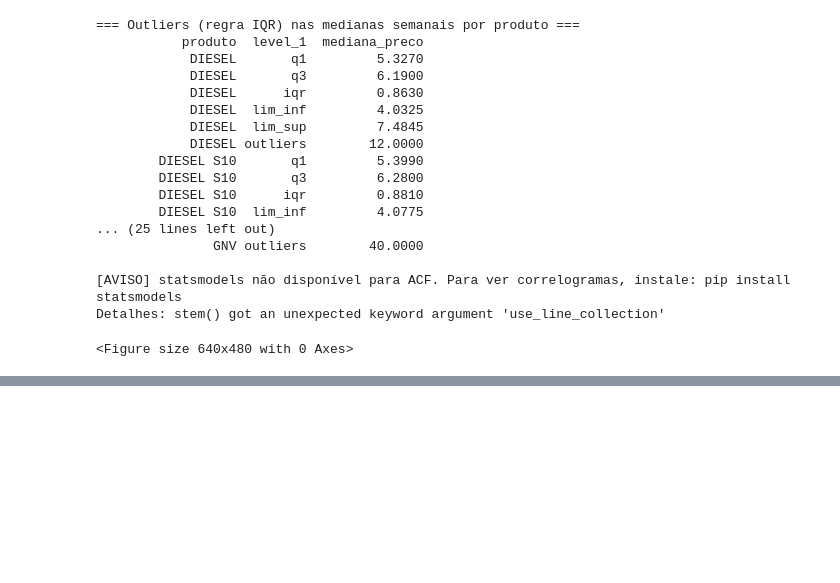
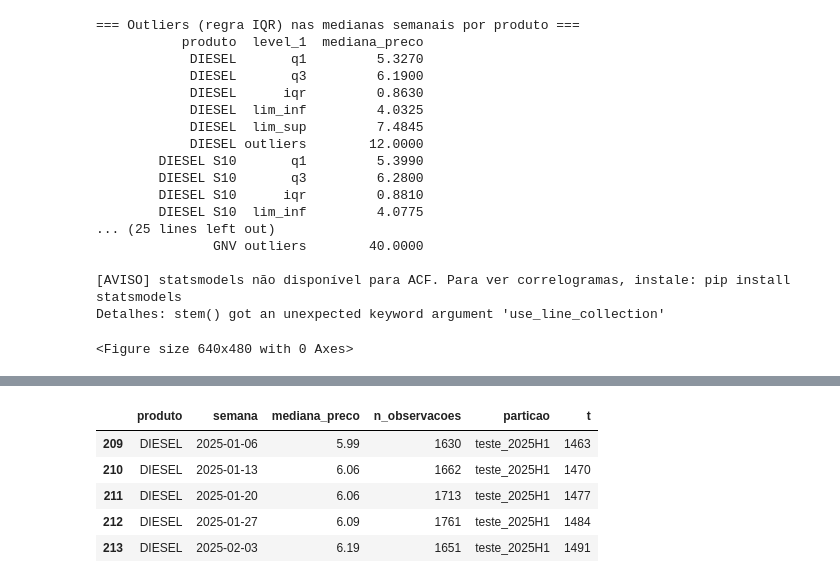
Before and after one commit to loadingerror/tcc_lubricants_anp, a Jupyter notebook: lubricants_br_tcc_model reg.ipynb, the cells around one changed output, grey strips where cells are left out. Saved outputs shown, nothing was run; the diff lists cells and outputs as text; code cells hidden in the pictures; blank space fills up the shorter version.

```diff
--- a/lubricants_br_tcc_model reg.ipynb
+++ b/lubricants_br_tcc_model reg.ipynb
@@ -1197,0 +703,9 @@ BASE  : MAE=0.029  RMSE=0.048  MAPE=0.54%
+# %%
+test.head(5)
+# %% [output]
+|  | produto | semana | mediana_preco | n_observacoes | particao | t |
+| 209 | DIESEL | 2025-01-06 | 5.99 | 1630 | teste_2025H1 | 1463 |
+| 210 | DIESEL | 2025-01-13 | 6.06 | 1662 | teste_2025H1 | 1470 |
+| 211 | DIESEL | 2025-01-20 | 6.06 | 1713 | teste_2025H1 | 1477 |
+| 212 | DIESEL | 2025-01-27 | 6.09 | 1761 | teste_2025H1 | 1484 |
+| 213 | DIESEL | 2025-02-03 | 6.19 | 1651 | teste_2025H1 | 1491 |
```
Also changed, not shown: parts of 42 cells of this notebook, 7 other files.
